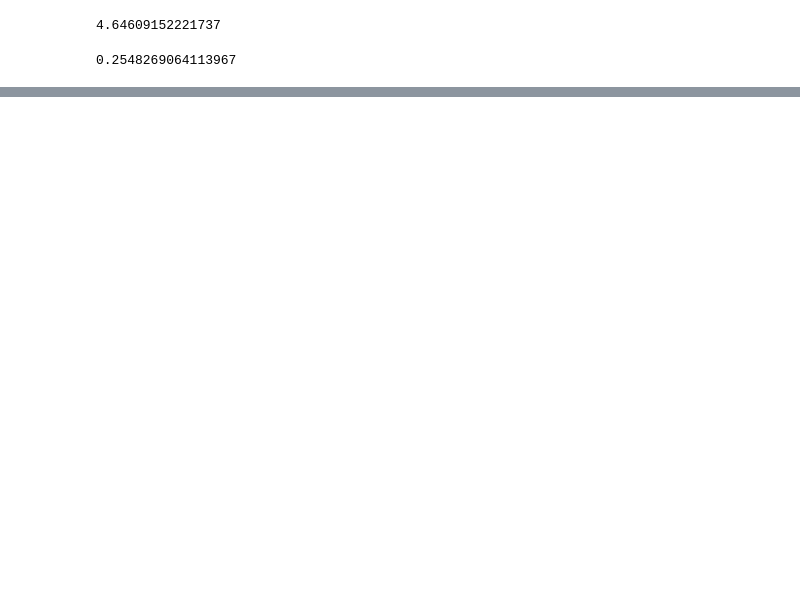
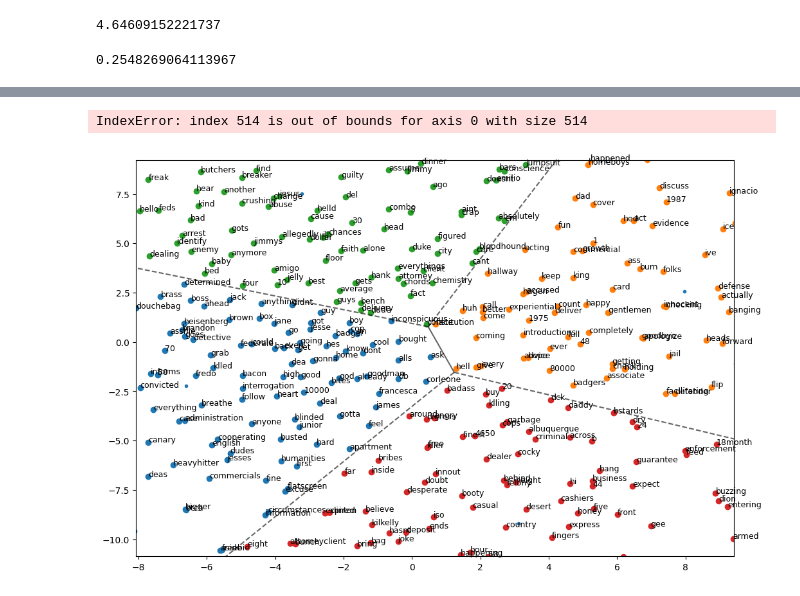
Before and after one commit to andrewvassili/embeddings, a Jupyter notebook: embeddings-from-scratch.ipynb, the cells around one changed output, grey strips where cells are left out. Saved outputs shown, nothing was run; the diff lists cells and outputs as text; code cells hidden in the pictures; blank space fills up the shorter version.

```diff
--- a/embeddings-from-scratch.ipynb
+++ b/embeddings-from-scratch.ipynb
@@ -198,22 +200,33 @@ clusters = kmeans.fit_predict(all_embeddings)  # Array of cluster assignments
 # %%
-# Scatter plot with color-coded clusters
+import numpy as np
+import matplotlib.pyplot as plt
+from scipy.spatial import Voronoi, voronoi_plot_2d
+from sklearn.manifold import TSNE
+from sklearn.cluster import KMeans
+
+tsne = TSNE(n_components=2, random_state=0)
+embeddings_2d = tsne.fit_transform(all_embeddings)  # Shape: (101, 2)
+
+n_clusters = 4
+kmeans = KMeans(n_clusters=n_clusters, random_state=0)
+clusters = kmeans.fit_predict(embeddings_2d)
+cluster_centers = kmeans.cluster_centers_
+
+vor = Voronoi(cluster_centers)
 plt.figure(figsize=(12, 8))
+voronoi_plot_2d(vor, ax=plt.gca(), show_vertices=False, line_colors='black', line_width=1.5, line_alpha=0.6)
 
-# Loop through each cluster and plot its points
 for i in range(n_clusters):
-    # Get points that belong to cluster i
     points = embeddings_2d[clusters == i]
     plt.scatter(points[:, 0], points[:, 1], label=f'Cluster {i}')
 
-# Annotate points with word labels
-# Assuming `vocabulary` is a list of your words in the same order as `model["w1"]`
 vocabulary = list(token_to_id.keys())  # Replace with your actual vocabulary list
 for i, word in enumerate(vocabulary):
     plt.annotate(word, (embeddings_2d[i, 0], embeddings_2d[i, 1]), fontsize=9)
 
 plt.legend()
-plt.title("Word Embeddings Clusters")
-plt.xlabel("Dimension 1")
-plt.ylabel("Dimension 2")
+plt.title("Word Embeddings Clusters with Voronoi Boundaries")
+plt.xlabel("D1")
+plt.ylabel("D2")
 plt.show()
 # %% [output]
@@ -220,0 +233,2 @@ plt.show()
+IndexError: index 514 is out of bounds for axis 0 with size 514
+[figure, added]
```
Also changed, not shown: parts of 21 cells of this notebook, 6 other files.
